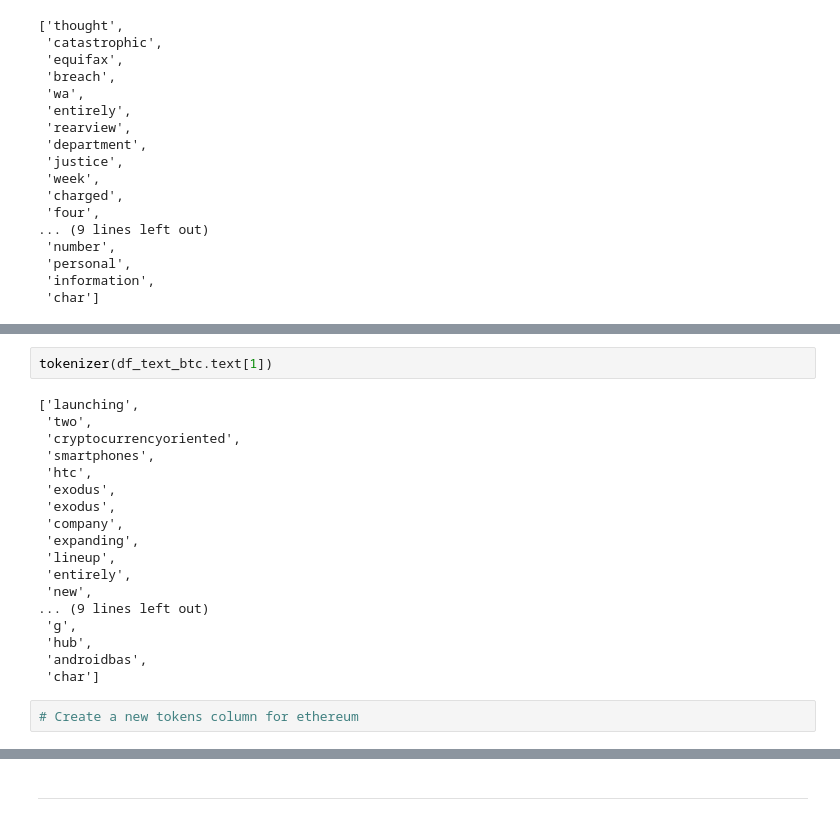
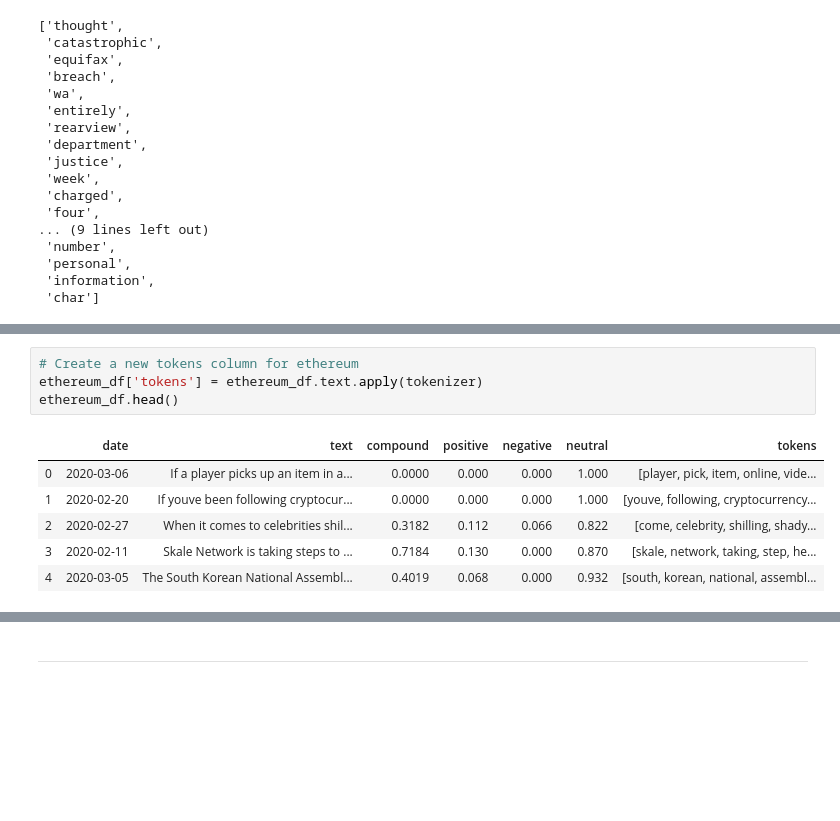
Before and after one commit to jjphalen/natural_language_processing_HW, a Jupyter notebook: jjp_crypto_sentiment.ipynb, the cells around one changed output, grey strips where cells are left out. Drawn from its saved outputs; the diff is of its cells as text; blank space fills up the shorter version.

```diff
--- a/jjp_crypto_sentiment.ipynb
+++ b/jjp_crypto_sentiment.ipynb
@@ -256,22 +234,11 @@ bitcoin_sentiments[0]['text']
-# %%
-tokenizer(df_text_btc.text[1])
-# %% [output]
-['launching',
- 'two',
- 'cryptocurrencyoriented',
- 'smartphones',
- 'htc',
- 'exodus',
- 'exodus',
- 'company',
- 'expanding',
- 'lineup',
- 'entirely',
- 'new',
-... (9 lines left out)
- 'g',
- 'hub',
- 'androidbas',
- 'char']
 # %%
 # Create a new tokens column for ethereum
+ethereum_df['tokens'] = ethereum_df.text.apply(tokenizer)
+ethereum_df.head()
+# %% [output]
+|  | date | text | compound | positive | negative | neutral | tokens |
+| 0 | 2020-03-06 | If a player picks up an item in a... | 0.0000 | 0.000 | 0.000 | 1.000 | [player, pick, item, online, vide... |
+| 1 | 2020-02-20 | If youve been following cryptocur... | 0.0000 | 0.000 | 0.000 | 1.000 | [youve, following, cryptocurrency... |
+| 2 | 2020-02-27 | When it comes to celebrities shil... | 0.3182 | 0.112 | 0.066 | 0.822 | [come, celebrity, shilling, shady... |
+| 3 | 2020-02-11 | Skale Network is taking steps to ... | 0.7184 | 0.130 | 0.000 | 0.870 | [skale, network, taking, step, he... |
+| 4 | 2020-03-05 | The South Korean National Assembl... | 0.4019 | 0.068 | 0.000 | 0.932 | [south, korean, national, assembl... |
```
Also changed, not shown: parts of 17 cells of this notebook.
